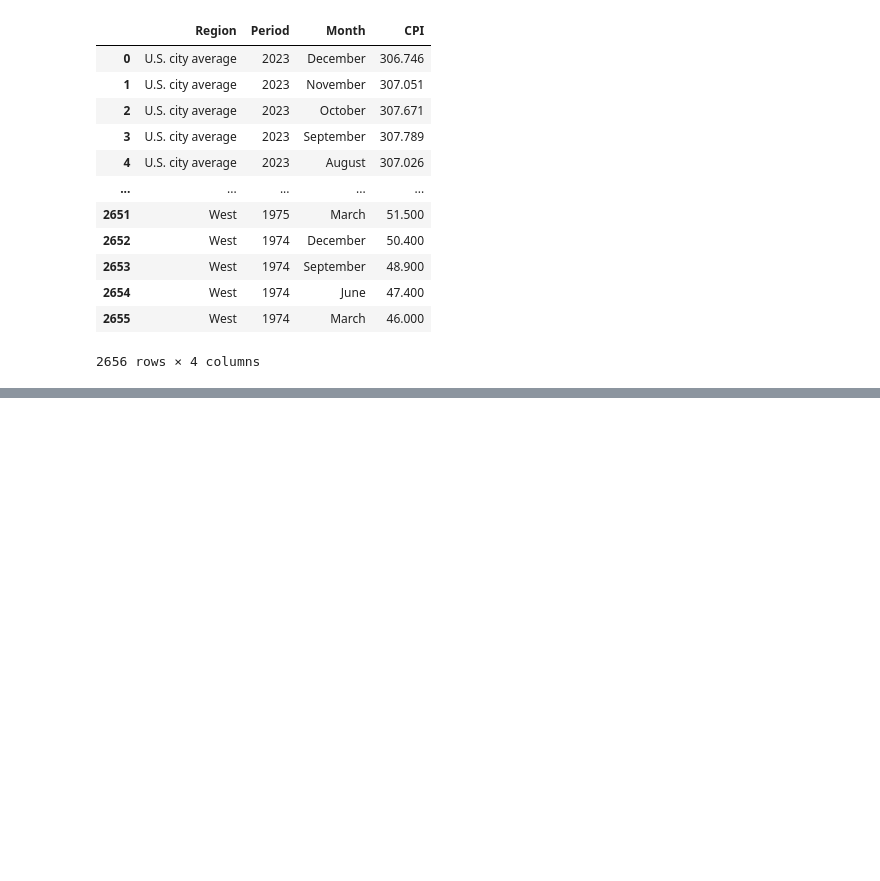
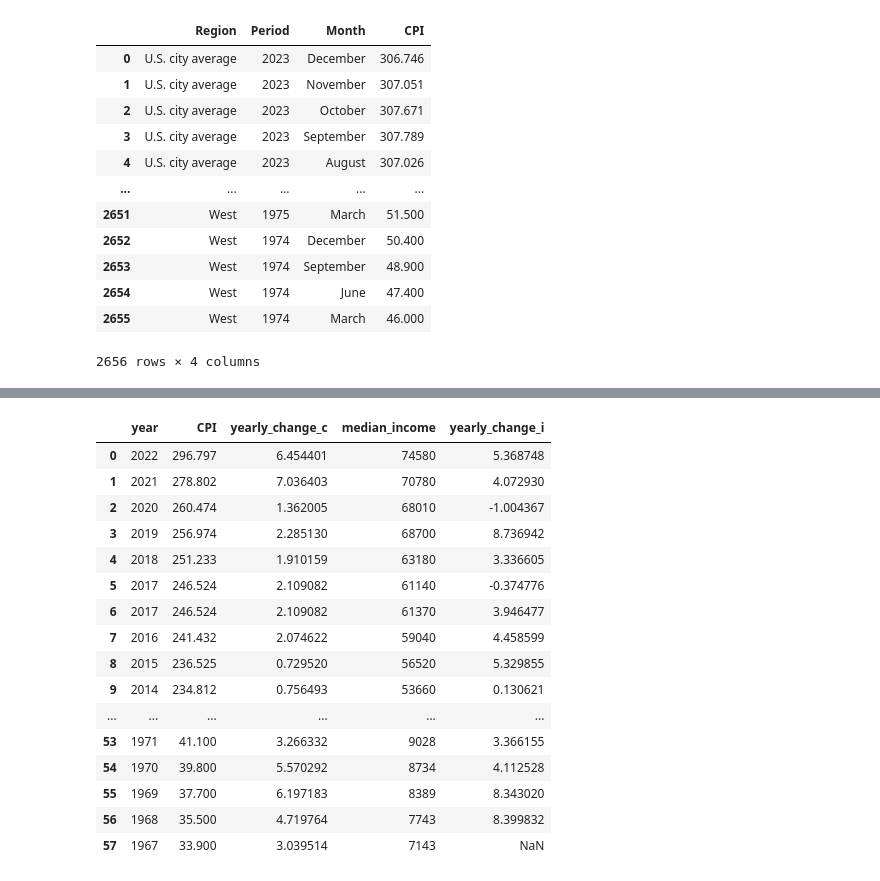
Before and after one commit to ParisAParker/Cost_of_Financial_Freedom, a Jupyter notebook: notebooks/Untitled.ipynb, the cells around one changed output, grey strips where cells are left out. Cells and saved outputs as stored; diff of their text form; code cells hidden in the pictures; blank space fills up the shorter version.

```diff
--- a/notebooks/Untitled.ipynb
+++ b/notebooks/Untitled.ipynb
@@ -133,0 +136,7 @@ cpi_by_region
+# %%
+all_cpi_data = all_cpi.sort_values(ascending = False, by = "Year")[1:]
+all_cpi_data = all_cpi_data[['Year','Dec']]
+all_cpi_data['yearly_change'] = (all_cpi_data['Dec'].pct_change(periods = -1))*100
+# %%
+all_cpi_data = all_cpi_data.rename(columns = {'Year':'year','Dec':'CPI','yearly_change':'yearly_change_c'})
+all_cpi_data
@@ -133,0 +157,5 @@ cpi_by_region
+# %%
+income_updated['yearly_change'] = (income_updated['median_income'].pct_change(periods = -1))*100
+# %%
+income_updated = income_updated.rename(columns = {"yearly_change":"yearly_change_i"})
+income_updated
@@ -133,0 +180,21 @@ cpi_by_region
+# %%
+cpi_income = all_cpi_data.merge(right = income_updated, how = 'inner', on = 'year')
+cpi_income
+# %% [output]
+|  | year | CPI | yearly_change_c | median_income | yearly_change_i |
+| 0 | 2022 | 296.797 | 6.454401 | 74580 | 5.368748 |
+| 1 | 2021 | 278.802 | 7.036403 | 70780 | 4.072930 |
+| 2 | 2020 | 260.474 | 1.362005 | 68010 | -1.004367 |
+| 3 | 2019 | 256.974 | 2.285130 | 68700 | 8.736942 |
+| 4 | 2018 | 251.233 | 1.910159 | 63180 | 3.336605 |
+| 5 | 2017 | 246.524 | 2.109082 | 61140 | -0.374776 |
+| 6 | 2017 | 246.524 | 2.109082 | 61370 | 3.946477 |
+| 7 | 2016 | 241.432 | 2.074622 | 59040 | 4.458599 |
+| 8 | 2015 | 236.525 | 0.729520 | 56520 | 5.329855 |
+| 9 | 2014 | 234.812 | 0.756493 | 53660 | 0.130621 |
+| ... | ... | ... | ... | ... | ... |
+| 53 | 1971 | 41.100 | 3.266332 | 9028 | 3.366155 |
+| 54 | 1970 | 39.800 | 5.570292 | 8734 | 4.112528 |
+| 55 | 1969 | 37.700 | 6.197183 | 8389 | 8.343020 |
+| 56 | 1968 | 35.500 | 4.719764 | 7743 | 8.399832 |
+| 57 | 1967 | 33.900 | 3.039514 | 7143 | NaN |
```
Also changed, not shown: parts of 13 cells of this notebook, 9 other files.
